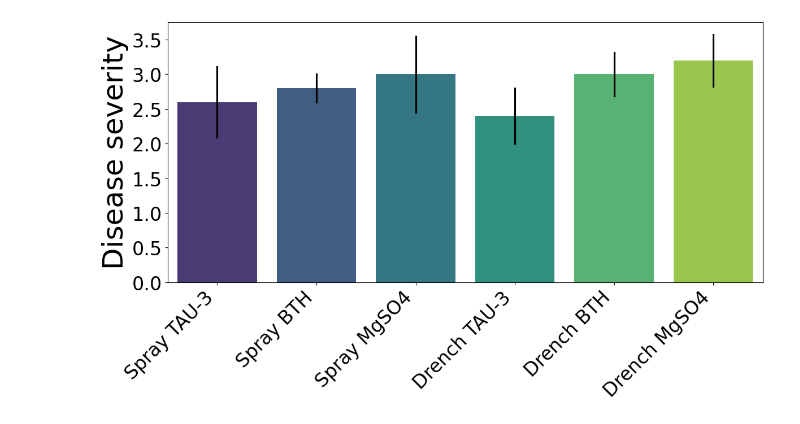
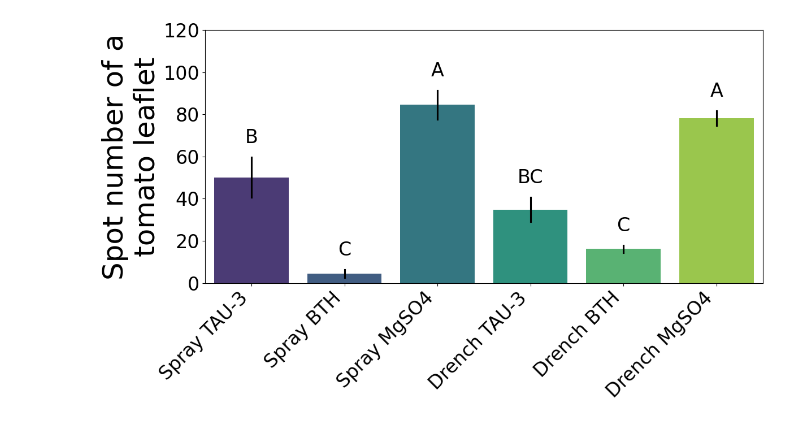
Before and after one commit to jellybbie/study, a Jupyter notebook: scratchpad.ipynb, the cells around one changed output. Cells and saved outputs as stored; diff of their text form; code cells hidden in the pictures.

```diff
--- a/scratchpad.ipynb
+++ b/scratchpad.ipynb
@@ -4,7 +4,7 @@
 import pandas as pd
 
 # Load the Excel file into a DataFrame
-df = pd.read_excel('/content/rawdata-cmm02.xlsx')
+df = pd.read_excel('/content/rawdata-spot01fx.xlsx')
 # %%
 # Display the first 5 rows of the DataFrame
 display(df.head())
@@ -206,34 +219,38 @@ if 'Label' in df_melted.columns and not df_melted['Label'].eq('').all():
 
     # Iterate over the custom_treatment_order to ensure labels are placed correctly
     for treatment_name in custom_treatment_order:
         # Get the x-coordinate for this specific treatment from the plot
         x_pos = x_coordinate_map.get(treatment_name)
         if x_pos is None:
             continue # Should not happen if treatment_name is in x_labels
 
         label = label_mapping.get(treatment_name, '')
         mean_val = current_means.get(treatment_name, 0)
         se_val = current_ses.get(treatment_name, 0)
 
         # Calculate y_pos above the bar and error bar
         y_pos = mean_val + se_val + (ax.get_ylim()[1] * 0.05) # Use existing ylim for buffer calc
 
         ax.text(x_pos, y_pos, label,
                 ha='center', va='bottom', fontsize=24, weight='normal')
 
         # Update max_y_for_labels if this label's position is higher
         max_y_for_labels = max(max_y_for_labels, y_pos)
 
-    # Set the y-axis limit to accommodate all labels with a small buffer and user request
-    ax.set_ylim(top=4) # Adjusted y-axis limit as per user request
+    # Set the y-axis limit to accommodate all labels with a small buffer
+    # Using ax.get_ylim()[1] if no labels, otherwise using max_y_for_labels
+    current_y_max = ax.get_ylim()[1]
+    if max_y_for_labels > current_y_max:
+        ax.set_ylim(top=max_y_for_labels * 1.05) # Add 5% buffer above the highest label
 
 # Remove the title
 # plt.title('Average Repeat Values by Treatment with Standard Error and Tukey HSD Labels', fontsize=36)
 plt.xlabel('') # Removed x-axis label as per user request
-plt.ylabel('Disease severity', fontsize=36) # Changed y-axis label as per user request
+plt.ylabel('Spot number of a\ntomato leaflet', fontsize=36) # Changed y-axis label to multiline
 plt.xticks(rotation=45, ha='right', fontsize=24) # Font size tripled (assuming 8pt default)
 plt.yticks(fontsize=24) # Font size tripled (assuming 8pt default)
+ax.set_ylim(top=120) # Set y-axis upper limit to 120
 plt.tight_layout()
 plt.show()
 # %% [output]
-[figure, old version]
+[figure, new version]
```
Also changed, not shown: parts of 14 cells of this notebook.
